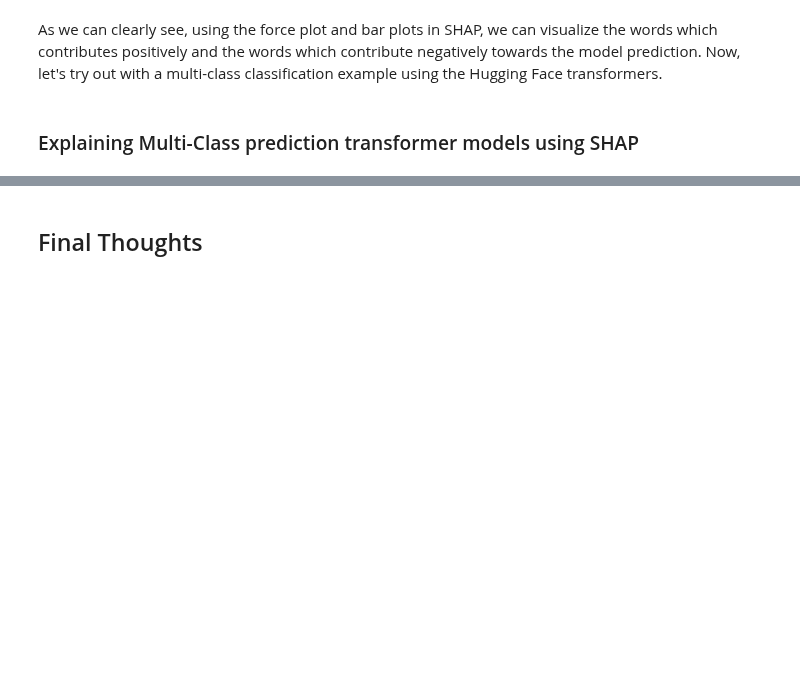
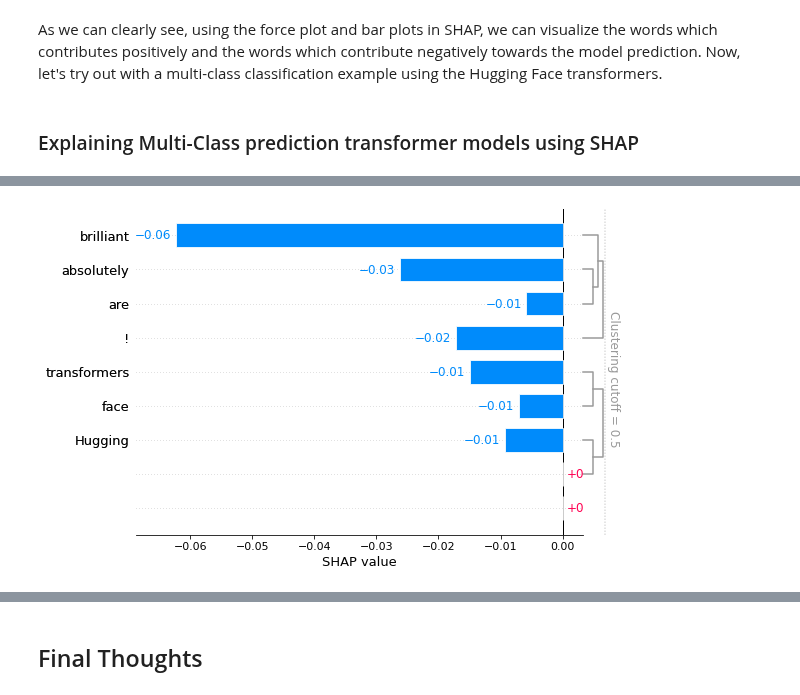
Before and after one commit to PacktPublishing/Applied-Machine-Learning-Explainability-Techniques, a Jupyter notebook: Chapter07/Explaining_Transformers.ipynb, the cells around one changed output, grey strips where cells are left out. Drawn from its saved outputs; the diff is of its cells as text; code cells hidden in the pictures; blank space fills up the shorter version.

Commit message:
Completed SHAP + Transformer tutorial

```diff
--- a/Chapter07/Explaining_Transformers.ipynb
+++ b/Chapter07/Explaining_Transformers.ipynb
@@ -265,3 +88,0 @@ Let's use SHAP to provide model interpretability. We will use the visualization
-# %%
-explainer = shap.Explainer(model)
-shap_values = explainer(x_test)
@@ -334,5 +88,0 @@ SHAP Summary plots are interesting visualizations that does give alot of informa
-# %%
-explainer = shap.TreeExplainer(model)
-shap_values = explainer.shap_values(x_test)
-shap.dependence_plot("pH", shap_values, x_test, show=False)
-plt.gcf().axes[-1].set_box_aspect(50)
@@ -363,16 +88,0 @@ Force plots are interesting visualizations provided by SHAP for local interpreta
-# %%
-figure = plt.figure(figsize=(25,12))
-ax1 = figure.add_subplot(121)
-
-explainer = shap.Explainer(model, x_test)
-shap_values = explainer(x_test)
-# For the test observation with index 0
-shap.plots.waterfall(shap_values[0], max_display = 12, show=False)
-ax1.title.set_text(f'The First Observation.\nModel prediction: {model.predict(x_test)[0]}')
-
-ax2 = figure.add_subplot(122)
-# Similarly for the test observation with index 1
-shap.plots.bar(shap_values[1], max_display = 12, show=False)
-ax2.title.set_text(f'The Second Observation.\n Model prediction: {model.predict(x_test)[1]}')
-plt.tight_layout()
-plt.show()
@@ -393,14 +88,0 @@ shap.plots.bar(shap_values[0], max_display = 12)
-# %%
-expected_value = explainer.expected_value
-figure = plt.figure(figsize=(10,5))
-ax1 = figure.add_subplot(121)
-shap_values = explainer.shap_values(x_test)[0]
-shap.decision_plot(expected_value, shap_values, x_test, show=False)
-ax1.title.set_text(f'The First Observation.\nModel prediction: {model.predict(x_test)[0]}')
-
-ax2 = figure.add_subplot(122)
-shap_values = explainer.shap_values(x_test)[1]
-shap.decision_plot(expected_value, shap_values, x_test, show=False)
-ax2.title.set_text(f'The Second Observation.\n Model prediction: {model.predict(x_test)[1]}')
-plt.tight_layout()
-plt.show()
@@ -410,0 +94,5 @@ As observed previously, force plots, barplots and even waterfall plots do not sh
+# %%
+# Let's visualize the feature importance towards the outcome - sadness
+shap.plots.bar(shap_values[0,:,'sadness'])
+# %% [output]
+[figure, added]
```
Also changed, not shown: parts of 78 cells of this notebook.
